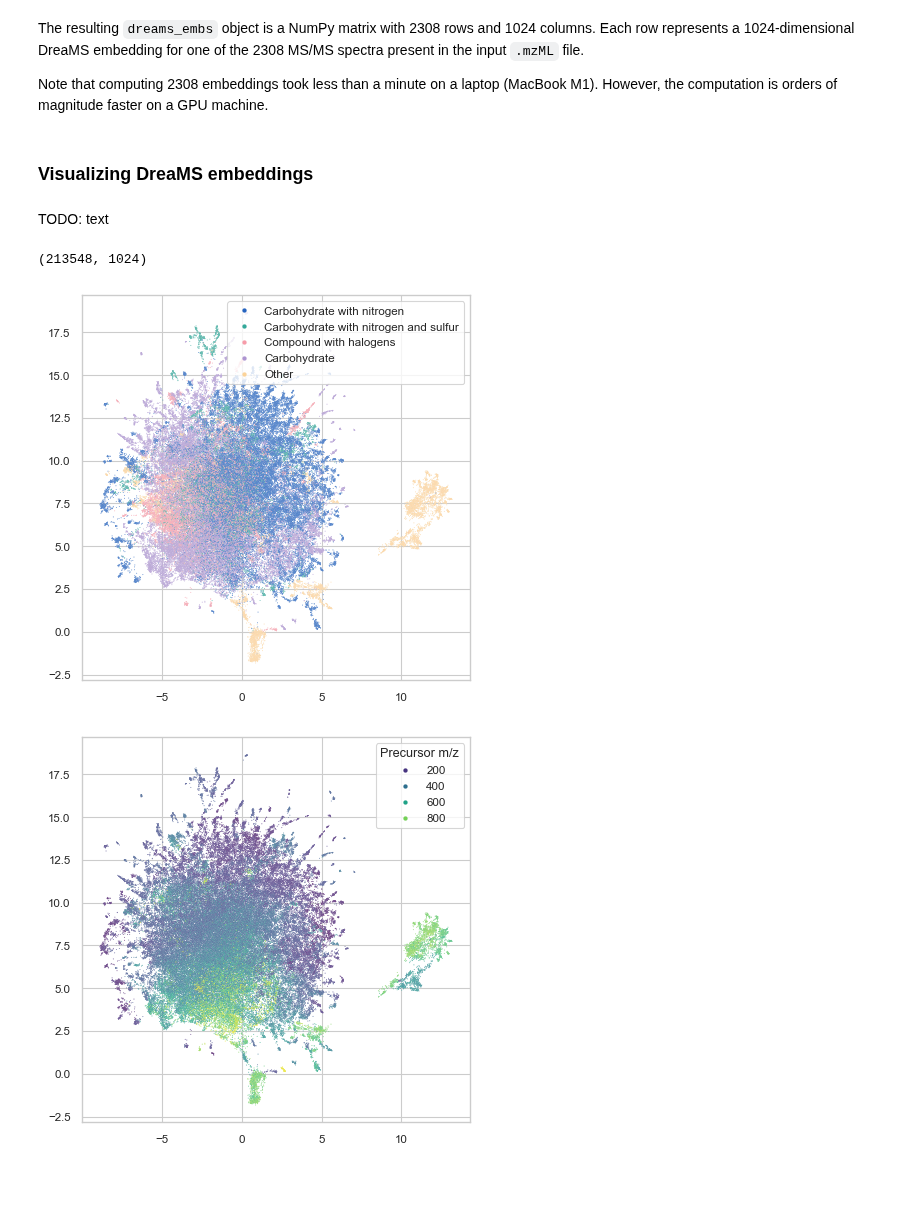
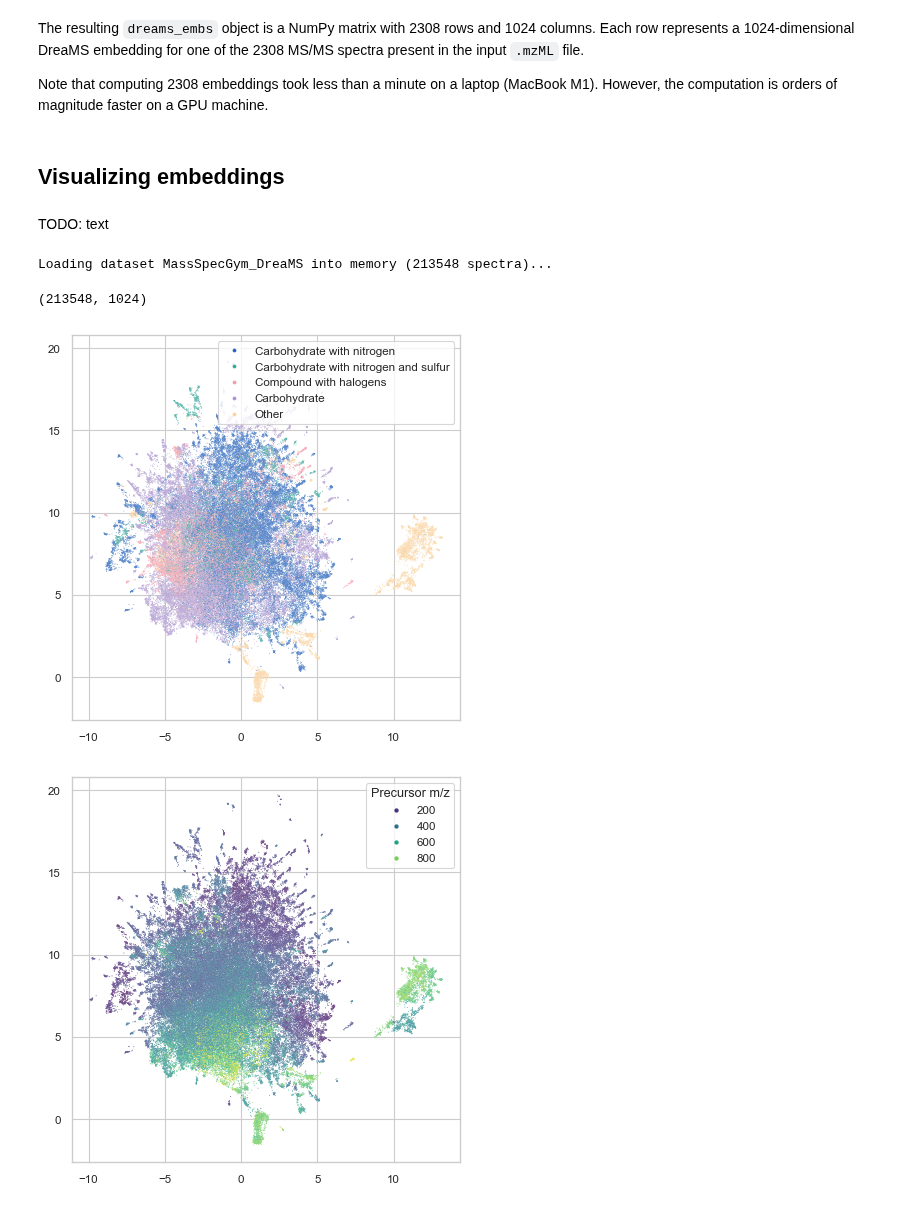
Before and after one commit to VergilVolk/dreams-chemaware, a Jupyter notebook: tutorials/compute_embeddings.ipynb, the cells around one changed output. Saved outputs shown, nothing was run; the diff lists cells and outputs as text; code cells hidden in the pictures; blank space fills up the shorter version.

```diff
--- a/tutorials/compute_embeddings.ipynb
+++ b/tutorials/compute_embeddings.ipynb
@@ -17,7 +17,7 @@ The resulting `dreams_embs` object is a NumPy matrix with 2308 rows and 1024 col
 
 Note that computing 2308 embeddings took less than a minute on a laptop (MacBook M1). However, the computation is orders of magnitude faster on a GPU machine.
 # %% [markdown]
-### Visualizing DreaMS embeddings
+## Visualizing embeddings
 # %% [markdown]
 TODO: text
 # %%
@@ -30,31 +30,32 @@ from dreams.utils.data import MSData
 from dreams.utils.plots import get_nature_hex_colors, init_plotting
 from dreams.utils.mols import formula_type
 # %%
-msdata = MSData.load('../data/MassSpecGym_DreaMS.hdf5')
+msdata = MSData.load('../data/MassSpecGym_DreaMS.hdf5', in_mem=True)
 embs = msdata['DreaMS_embedding']
 embs.shape
 # %% [output]
-(213548, 1024)
+Loading dataset MassSpecGym_DreaMS into memory (213548 spectra)...
+(213548, 1024)
 # %%
 random.seed(777)
 idx = random.sample(list(range(embs.shape[0])), 100_000)
 embs_sample = embs[idx]
 
 reducer = umap.UMAP(metric='cosine', min_dist=0.4, n_neighbors=50)
 embs_umap = reducer.fit_transform(embs_sample)
 init_plotting(figsize=(5, 5))
 sns.scatterplot(
     x=embs_umap[:, 0],
     y=embs_umap[:, 1],
     hue=[formula_type(f) for f in msdata['FORMULA'][idx]],
     alpha=1,
-    s=0.4,
+    s=0.3,
     palette=['#2664BF', '#34A89A', '#F69CA9', '#AD95D1', '#FBD399']
 )
 plt.legend(markerscale=5)
 plt.show()
 # %% [output]
-[figure, old version]
+[figure, new version]
 # %%
 init_plotting(figsize=(5, 5))
 sns.scatterplot(
@@ -68,7 +69,7 @@ sns.scatterplot(
 plt.legend(title='Precursor m/z', markerscale=5)
 plt.show()
 # %% [output]
-[figure, old version]
+[figure, new version]
 # %%
 import pandas as pd
 import plotly.express as px
```
Also changed, not shown: parts of 4 cells of this notebook, 3 other files.
